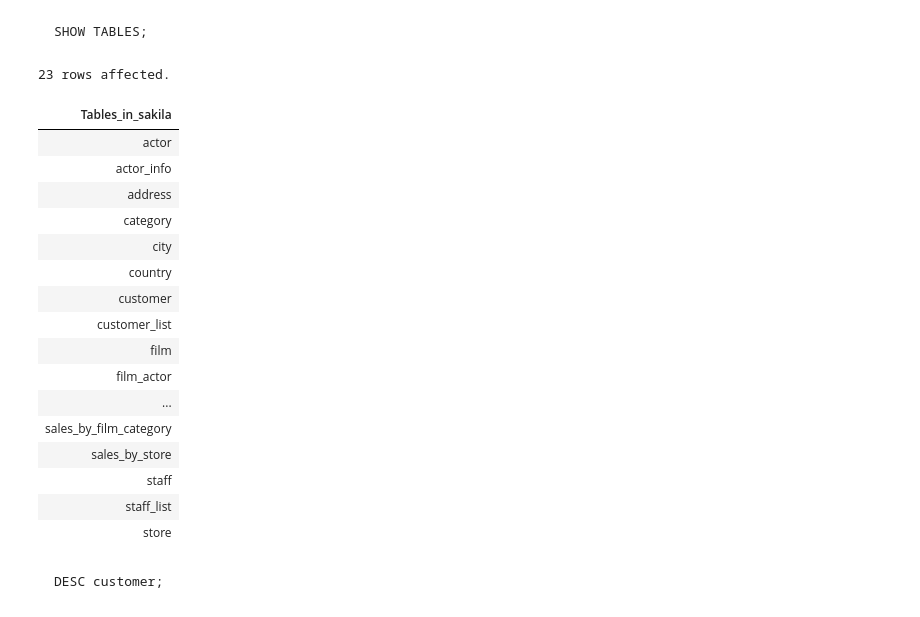
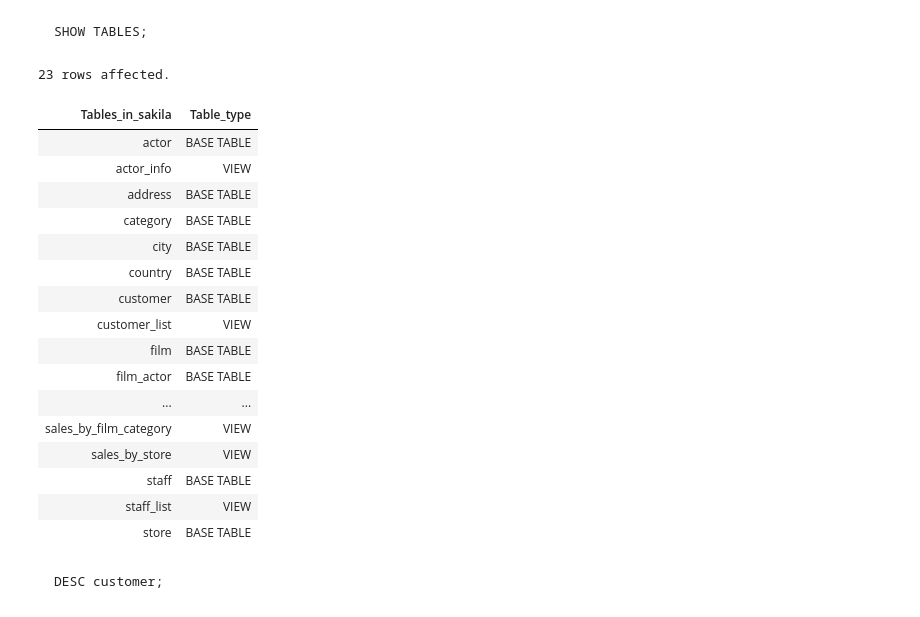
Before and after one commit to magus1968/learning-sql, a Jupyter notebook: docs/ch02.ipynb, the cells around one changed output. Drawn from its saved outputs; the diff is of its cells as text; code cells hidden in the pictures.

Commit message:
feat: add sakila app, start ch 3, and refine structure

````diff
--- a/docs/ch02.ipynb
+++ b/docs/ch02.ipynb
@@ -845,26 +845,26 @@ SHOW TABLES;
 ```
 # %%
 %%sql
-SHOW TABLES;
+SHOW FULL TABLES;
 # %% [output]
 23 rows affected.
-| Tables_in_sakila |
-| actor |
-| actor_info |
-| address |
-| category |
-| city |
-| country |
-| customer |
-| customer_list |
-| film |
-| film_actor |
-| ... |
-| sales_by_film_category |
-| sales_by_store |
-| staff |
-| staff_list |
-| store |
+| Tables_in_sakila | Table_type |
+| actor | BASE TABLE |
+| actor_info | VIEW |
+| address | BASE TABLE |
+| category | BASE TABLE |
+| city | BASE TABLE |
+| country | BASE TABLE |
+| customer | BASE TABLE |
+| customer_list | VIEW |
+| film | BASE TABLE |
+| film_actor | BASE TABLE |
+| ... | ... |
+| sales_by_film_category | VIEW |
+| sales_by_store | VIEW |
+| staff | BASE TABLE |
+| staff_list | VIEW |
+| store | BASE TABLE |
 # %% [markdown]
 ```sql
 DESC customer;
````
Also changed, not shown: 9 other files.
